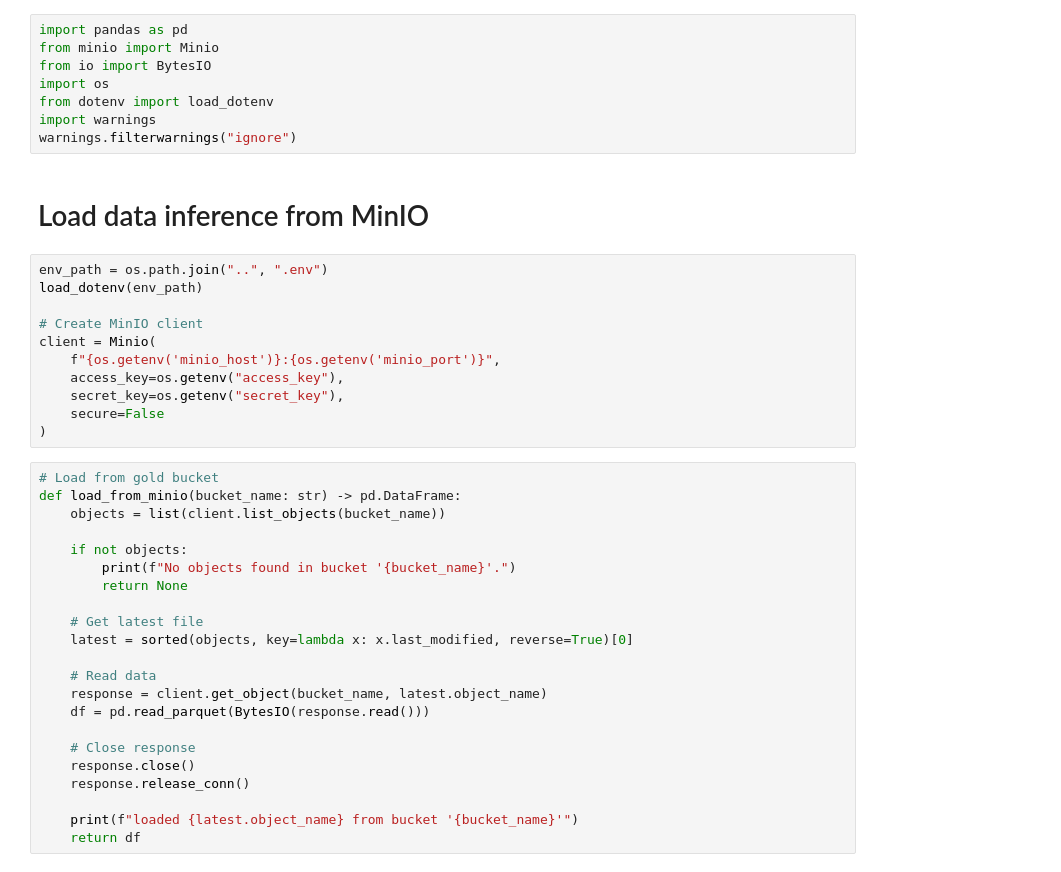
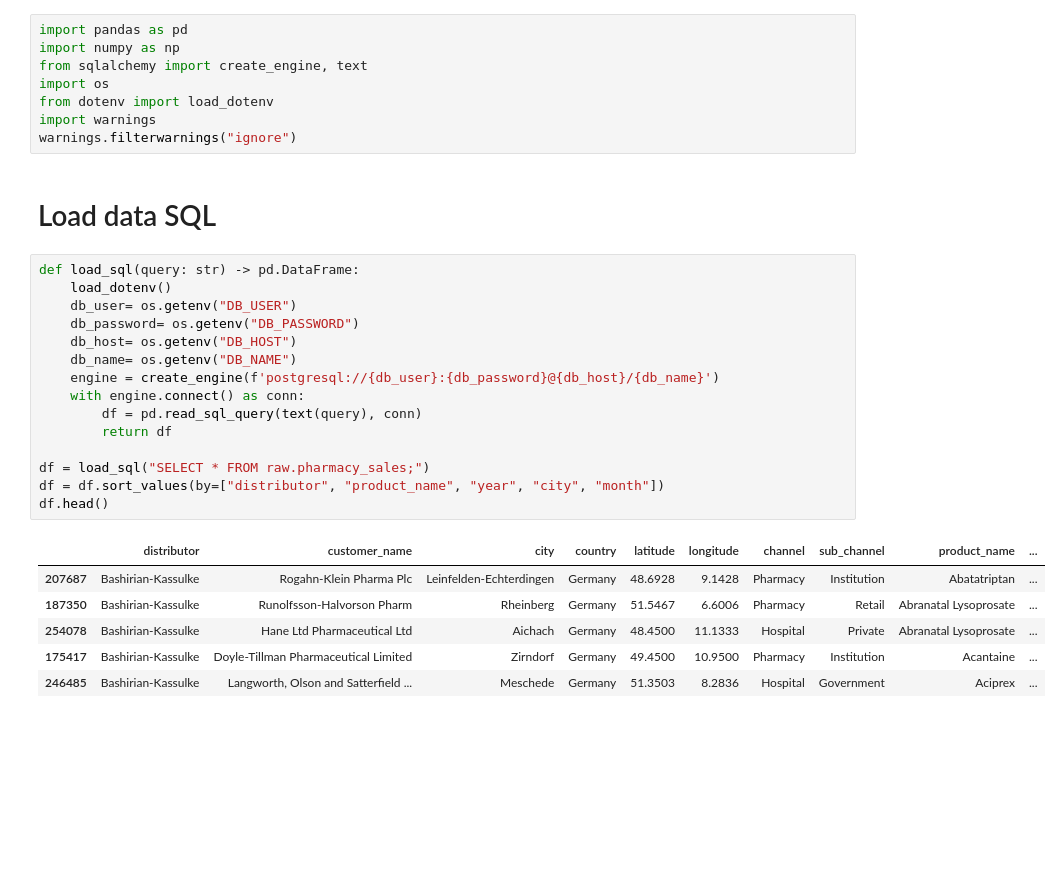
Before and after one commit to Mipjeiger/mini-project-pharmacy-business-engineering-end-to-end, a Jupyter notebook: notebooks/sales.ipynb, the cells around one changed output. Cells and saved outputs as stored; diff of their text form; blank space fills up the shorter version.

```diff
--- a/notebooks/sales.ipynb
+++ b/notebooks/sales.ipynb
@@ -1,44 +1,33 @@
 # %%
 import pandas as pd
-from minio import Minio
-from io import BytesIO
+import numpy as np
+from sqlalchemy import create_engine, text
 import os
 from dotenv import load_dotenv
 import warnings
 warnings.filterwarnings("ignore")
 # %% [markdown]
-# Load data inference from MinIO
+# Load data SQL
-# %%
-env_path = os.path.join("..", ".env")
-load_dotenv(env_path)
-
-# Create MinIO client
-client = Minio(
-    f"{os.getenv('minio_host')}:{os.getenv('minio_port')}",
-    access_key=os.getenv("access_key"),
-    secret_key=os.getenv("secret_key"),
-    secure=False
-)
-# %%
-# Load from gold bucket
-def load_from_minio(bucket_name: str) -> pd.DataFrame:
-    objects = list(client.list_objects(bucket_name))
-
-    if not objects:
-        print(f"No objects found in bucket '{bucket_name}'.")
-        return None
-
-    # Get latest file
-    latest = sorted(objects, key=lambda x: x.last_modified, reverse=True)[0]
-
-    # Read data
-    response = client.get_object(bucket_name, latest.object_name)
-    df = pd.read_parquet(BytesIO(response.read()))
-
-    # Close response
-    response.close()
-    response.release_conn()
-
-    print(f"loaded {latest.object_name} from bucket '{bucket_name}'")
-    return df
+# %%
+def load_sql(query: str) -> pd.DataFrame:
+    load_dotenv()
+    db_user= os.getenv("DB_USER")
+    db_password= os.getenv("DB_PASSWORD")
+    db_host= os.getenv("DB_HOST")
+    db_name= os.getenv("DB_NAME")
+    engine = create_engine(f'postgresql://{db_user}:{db_password}@{db_host}/{db_name}')
+    with engine.connect() as conn:
+        df = pd.read_sql_query(text(query), conn)
+        return df
+
+df = load_sql("SELECT * FROM raw.pharmacy_sales;")
+df = df.sort_values(by=["distributor", "product_name", "year", "city", "month"])
+df.head()
+# %% [output]
+|  | distributor | customer_name | city | country | latitude | longitude | channel | sub_channel | product_name | ... |
+| 207687 | Bashirian-Kassulke | Rogahn-Klein Pharma Plc | Leinfelden-Echterdingen | Germany | 48.6928 | 9.1428 | Pharmacy | Institution | Abatatriptan | ... |
+| 187350 | Bashirian-Kassulke | Runolfsson-Halvorson Pharm | Rheinberg | Germany | 51.5467 | 6.6006 | Pharmacy | Retail | Abranatal Lysoprosate | ... |
+| 254078 | Bashirian-Kassulke | Hane Ltd Pharmaceutical Ltd | Aichach | Germany | 48.4500 | 11.1333 | Hospital | Private | Abranatal Lysoprosate | ... |
+| 175417 | Bashirian-Kassulke | Doyle-Tillman Pharmaceutical Limited | Zirndorf | Germany | 49.4500 | 10.9500 | Pharmacy | Institution | Acantaine | ... |
+| 246485 | Bashirian-Kassulke | Langworth, Olson and Satterfield ... | Meschede | Germany | 51.3503 | 8.2836 | Hospital | Government | Aciprex | ... |
 # %%
```
Also changed, not shown: parts of 14 cells of this notebook, 3 other files.
